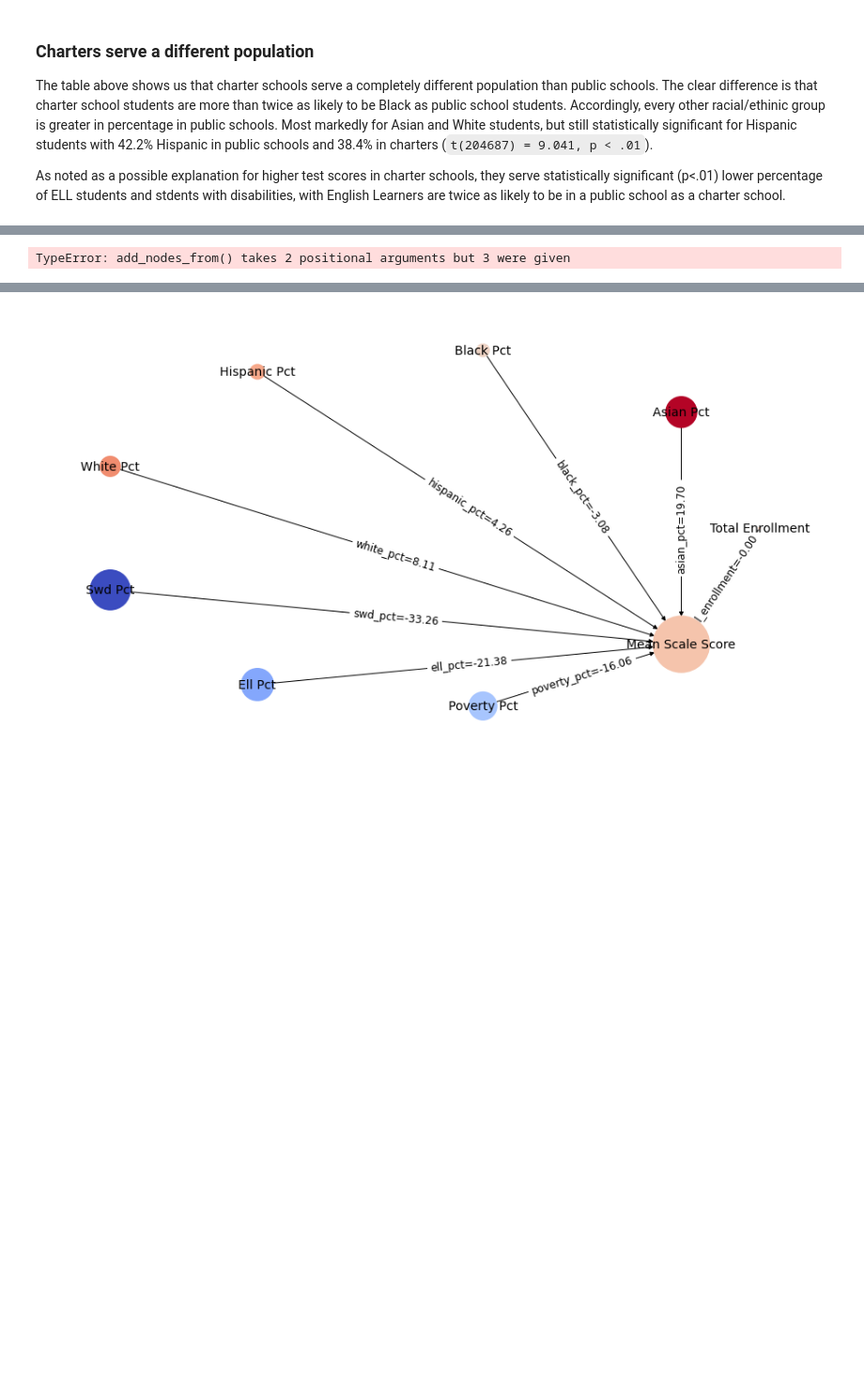
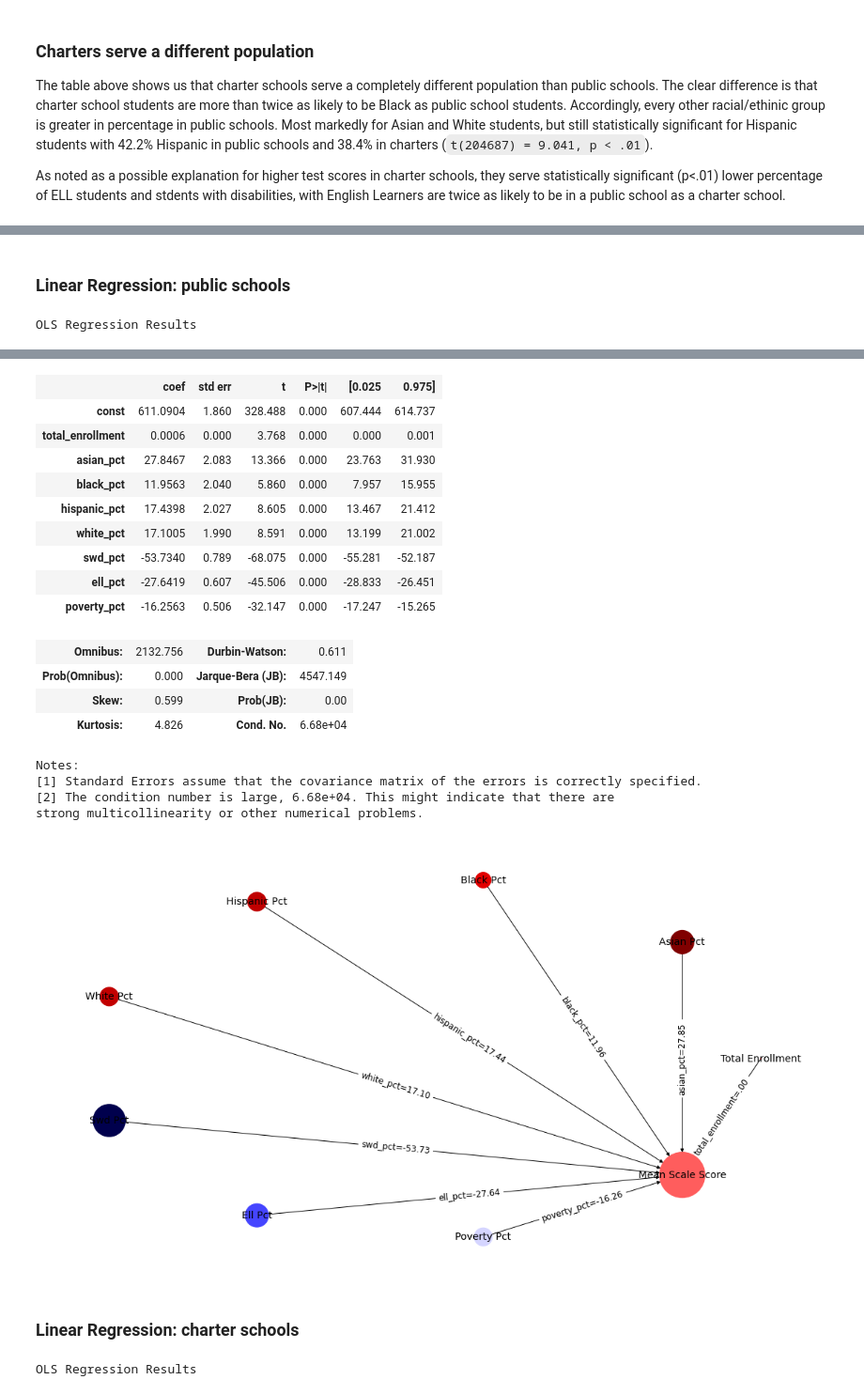
Before and after one commit to adelphi-ed-tech/nycschools, a Jupyter notebook: nb/charter-vs-community.ipynb, the cells around one changed output, grey strips where cells are left out. Shown: that part at 94% size. Cells and saved outputs as stored; diff of their text form; code cells hidden in the pictures; blank space fills up the shorter version.

```diff
--- a/nb/charter-vs-community.ipynb
+++ b/nb/charter-vs-community.ipynb
@@ -198,3 +197,17 @@ As noted as a possible explanation for higher test scores in charter
 schools, they serve statistically significant (p<.01) lower percentage
 of ELL students and stdents with disabilities, with English Learners are twice
 as likely to be in a public school as a charter school.
+# %%
+# easily make a grouped bar chart with built-in dataframe function
+charter_dbn = charter.dbn.unique()
+charter_dbn
+cols = ["dbn"] + factors
+chart = demo[demo.ay == 2020][cols].copy()
+chart["school_type"] = chart.dbn.apply(lambda dbn:"charter" if dbn in charter_dbn else "public")
+
+data = chart.groupby("school_type").agg("mean")
+data = data.reset_index()
+ax = data.plot.bar(figsize=(16,9))
+ax.set_xticks(np.arange(2))
+ax.set_xticklabels(["public", "charter"])
+data
@@ -201,6 +266,4 @@ as likely to be in a public school as a charter school.
 # %%
-
-
 def show_ols(data, title):
     factors = ['total_enrollment', 'asian_pct',  'black_pct',
        'hispanic_pct',  'white_pct','swd_pct',  'ell_pct',  'poverty_pct']
@@ -212,13 +275,18 @@ def show_ols(data, title):
     X = sm.add_constant(X)
     model = sm.OLS(y, X).fit()
 
-#     display(md(f"### {title}"))
-#     display(model.summary())
+    display(md(f"### {title}"))
+    display(model.summary())
 
     ui.plot_model(model)
 
-data = pub.query("category == 'All Students'").copy()
+
+
+pub = df.query("charter == 0 and district <= 32")
+charter = df.query("charter == 1")
+data = df.query("category == 'All Students'").copy()
 show_ols(data.copy(), "Linear Regression: public schools")
-# show_ols(charter, "Linear Regression: charter schools")
+show_ols(charter.copy(), "Linear Regression: charter schools")
 # %% [output]
+### Linear Regression: public schools
-TypeError: add_nodes_from() takes 2 positional arguments but 3 were given
+OLS Regression Results
@@ -225 +302,21 @@ TypeError: add_nodes_from() takes 2 positional arguments but 3 were given
+|  | coef | std err | t | P>|t| | [0.025 | 0.975] |
+| const | 611.0904 | 1.860 | 328.488 | 0.000 | 607.444 | 614.737 |
+| total_enrollment | 0.0006 | 0.000 | 3.768 | 0.000 | 0.000 | 0.001 |
+| asian_pct | 27.8467 | 2.083 | 13.366 | 0.000 | 23.763 | 31.930 |
+| black_pct | 11.9563 | 2.040 | 5.860 | 0.000 | 7.957 | 15.955 |
+| hispanic_pct | 17.4398 | 2.027 | 8.605 | 0.000 | 13.467 | 21.412 |
+| white_pct | 17.1005 | 1.990 | 8.591 | 0.000 | 13.199 | 21.002 |
+| swd_pct | -53.7340 | 0.789 | -68.075 | 0.000 | -55.281 | -52.187 |
+| ell_pct | -27.6419 | 0.607 | -45.506 | 0.000 | -28.833 | -26.451 |
+| poverty_pct | -16.2563 | 0.506 | -32.147 | 0.000 | -17.247 | -15.265 |
+| Omnibus: | 2132.756 | Durbin-Watson: | 0.611 |
+| Prob(Omnibus): | 0.000 | Jarque-Bera (JB): | 4547.149 |
+| Skew: | 0.599 | Prob(JB): | 0.00 |
+| Kurtosis: | 4.826 | Cond. No. | 6.68e+04 |
+Notes:
+[1] Standard Errors assume that the covariance matrix of the errors is correctly specified.
+[2] The condition number is large, 6.68e+04. This might indicate that there are
+strong multicollinearity or other numerical problems.
-[figure, old version]
+[figure, new version]
+### Linear Regression: charter schools
+OLS Regression Results
```
Also changed, not shown: parts of 10 cells of this notebook, 5 other files.
